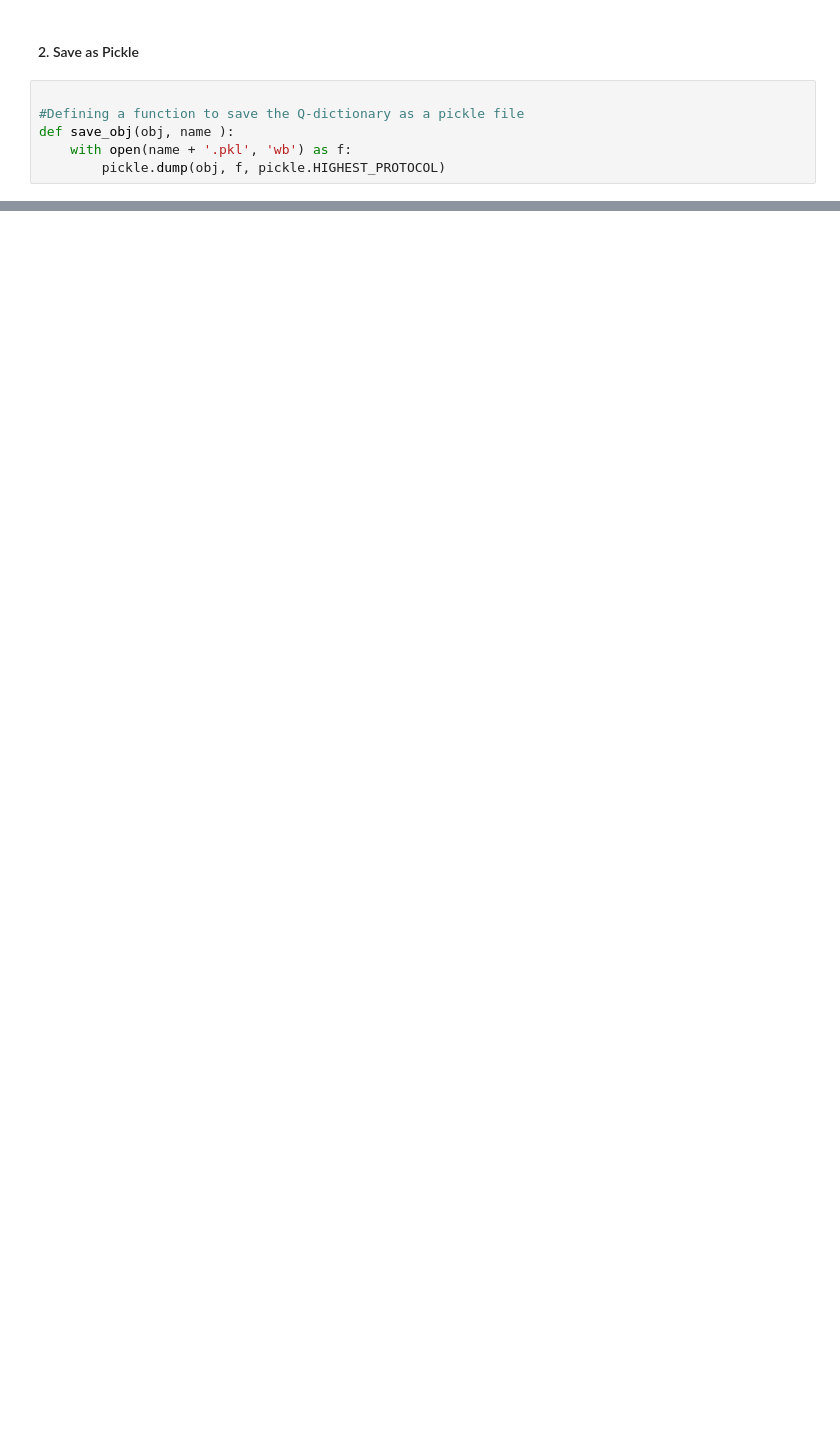
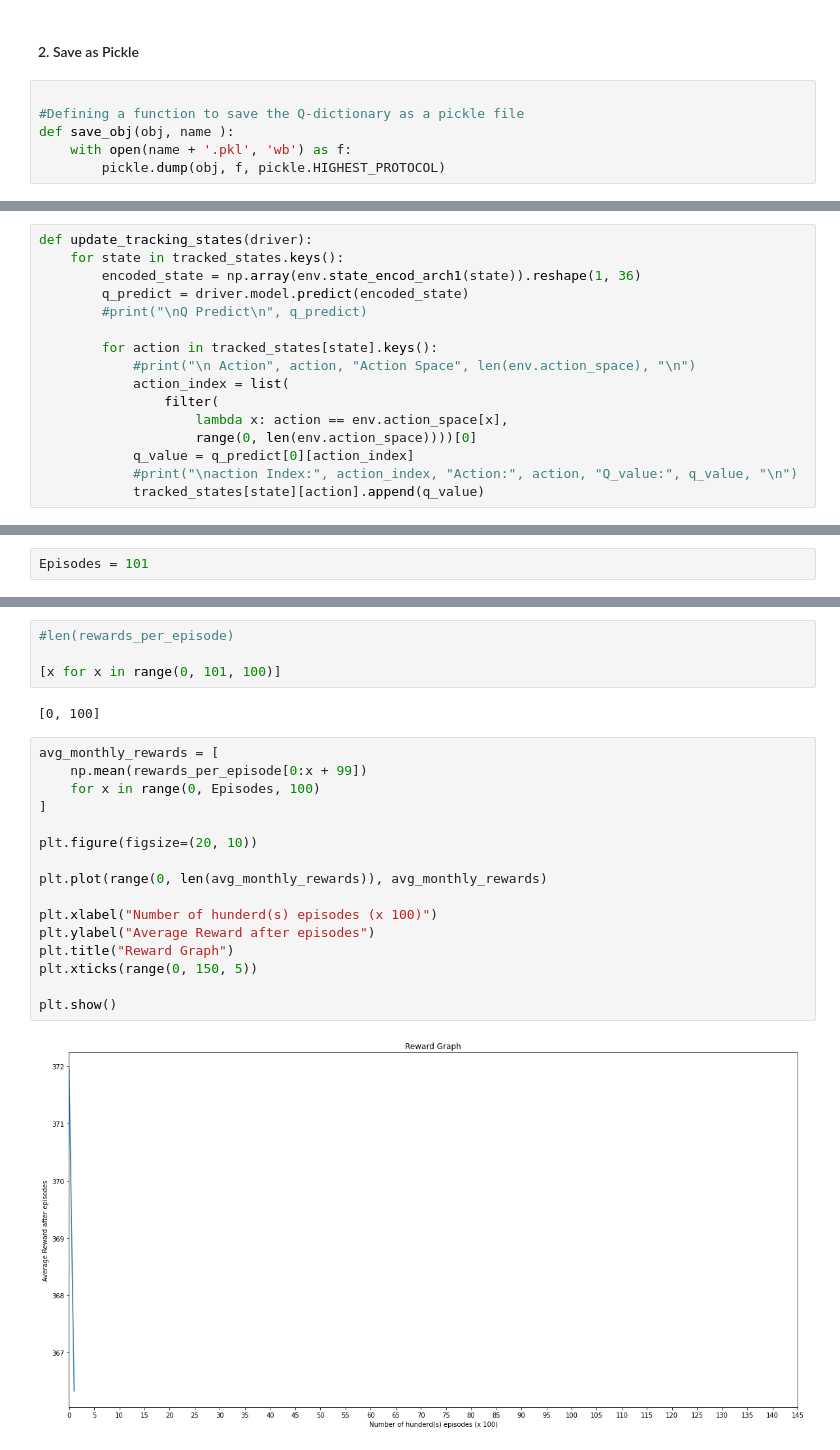
Before and after one commit to rramchan12/DeepRL-Scheduler-For-Taxi-Scheduling-Problem, a Jupyter notebook: DQN_Agent_Arch1.ipynb, the cells around one changed output, grey strips where cells are left out. Drawn from its saved outputs; the diff is of its cells as text; blank space fills up the shorter version.

```diff
--- a/DQN_Agent_Arch1.ipynb
+++ b/DQN_Agent_Arch1.ipynb
@@ -433,0 +213,16 @@ def save_obj(obj, name ):
+# %%
+def update_tracking_states(driver):
+    for state in tracked_states.keys():
+        encoded_state = np.array(env.state_encod_arch1(state)).reshape(1, 36)
+        q_predict = driver.model.predict(encoded_state)
+        #print("\nQ Predict\n", q_predict)
+
+        for action in tracked_states[state].keys():
+            #print("\n Action", action, "Action Space", len(env.action_space), "\n")
+            action_index = list(
+                filter(
+                    lambda x: action == env.action_space[x],
+                    range(0, len(env.action_space))))[0]
+            q_value = q_predict[0][action_index]
+            #print("\naction Index:", action_index, "Action:", action, "Q_value:", q_value, "\n")
+            tracked_states[state][action].append(q_value)
@@ -433,0 +401,2 @@ def save_obj(obj, name ):
+# %%
+Episodes = 101
@@ -433,0 +613,24 @@ def save_obj(obj, name ):
+# %%
+#len(rewards_per_episode)
+
+[x for x in range(0, 101, 100)]
+# %% [output]
+[0, 100]
+# %%
+avg_monthly_rewards = [
+    np.mean(rewards_per_episode[0:x + 99])
+    for x in range(0, Episodes, 100)
+]
+
+plt.figure(figsize=(20, 10))
+
+plt.plot(range(0, len(avg_monthly_rewards)), avg_monthly_rewards)
+
+plt.xlabel("Number of hunderd(s) episodes (x 100)")
+plt.ylabel("Average Reward after episodes")
+plt.title("Reward Graph")
+plt.xticks(range(0, 150, 5))
+
+plt.show()
+# %% [output]
+[figure, added]
```
Also changed, not shown: parts of 41 cells of this notebook.
